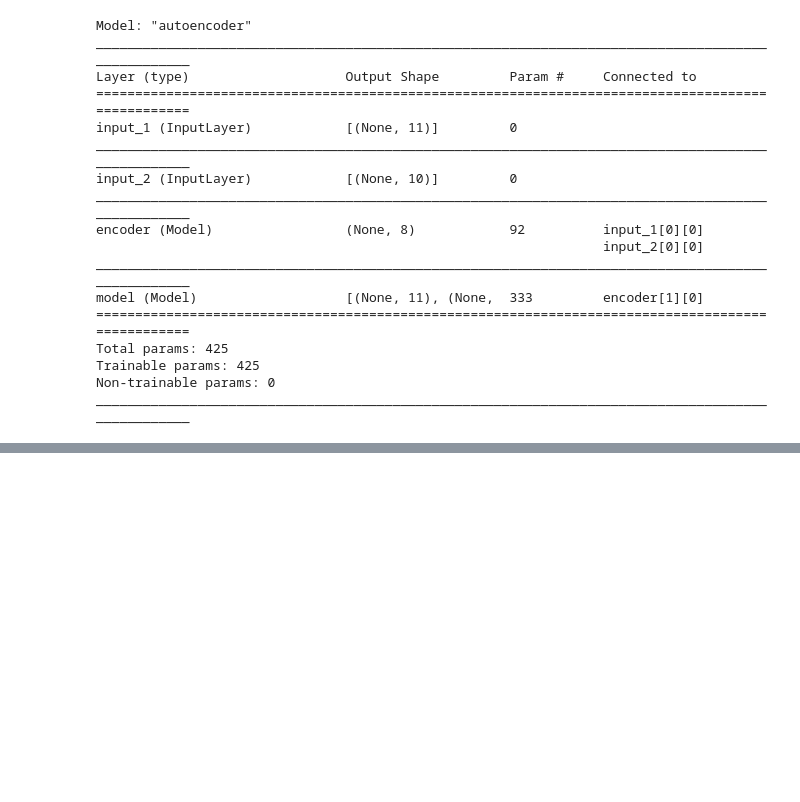
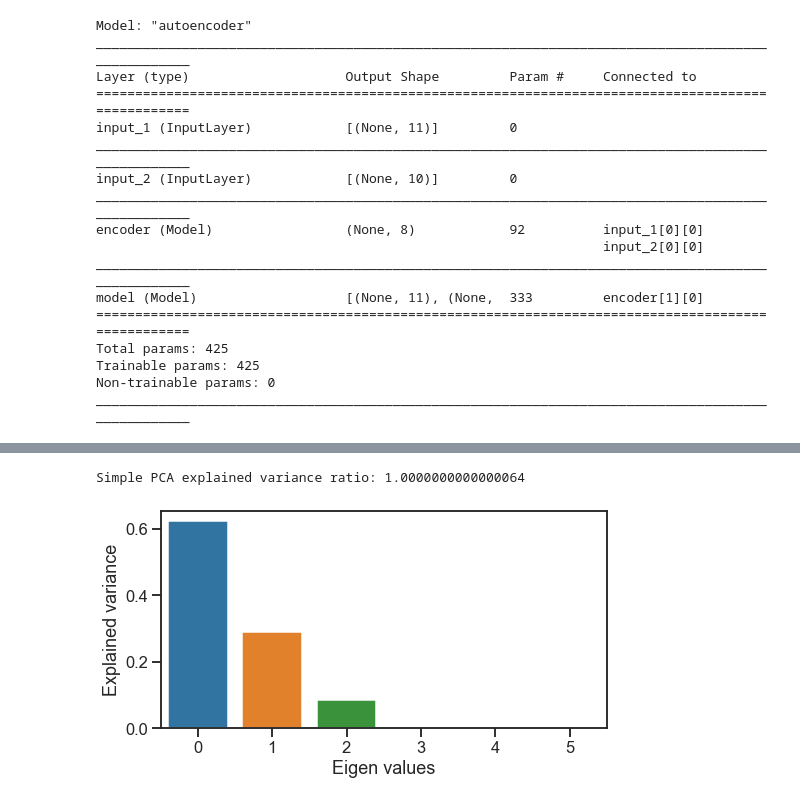
Before and after one commit to TomasSuarezL/oss-stage-2019, a Jupyter notebook: CTG Dataset/CTG_dataset_multi_input.ipynb, the cells around one changed output, grey strips where cells are left out. Saved outputs shown, nothing was run; the diff lists cells and outputs as text; code cells hidden in the pictures; blank space fills up the shorter version.

```diff
--- a/CTG Dataset/CTG_dataset_multi_input.ipynb
+++ b/CTG Dataset/CTG_dataset_multi_input.ipynb
@@ -233,0 +257,10 @@ Epoch 50/50
+# %%
+## Encode datasets
+X_train_encoded = encoder.predict([X_train_first, X_train_second])
+X_test_encoded = encoder.predict([X_test_first, X_test_second])
+# %%
+## Renormalize data
+# Renormalize input
+scaler = MinMaxScaler()
+X_train_encoded = pd.DataFrame(scaler.fit_transform(X_train_encoded))
+X_test_encoded = pd.DataFrame(scaler.transform(X_test_encoded))
@@ -233,0 +270,17 @@ Epoch 50/50
+# %%
+pca = PCA(n_components=6)
+X_train_pca = pca.fit_transform(X_train_encoded)
+X_test_pca = pca.transform(X_test_encoded)
+
+X_train_pca_labeled = np.c_[X_train_pca , y_train]
+X_test_pca_labeled = np.c_[X_test_pca , y_test]
+# %%
+plt.figure(figsize=(8, 4))
+sns.barplot(np.arange(np.shape(pca.explained_variance_ratio_)[0]),pca.explained_variance_ratio_)
+plt.xlabel("Eigen values")
+plt.ylabel("Explained variance")
+
+print(f"Simple PCA explained variance ratio: {pca.explained_variance_ratio_.sum()}")
+# %% [output]
+Simple PCA explained variance ratio: 1.0000000000000064
+[figure, added]
```
Also changed, not shown: parts of 15 cells of this notebook, 1 other file.
